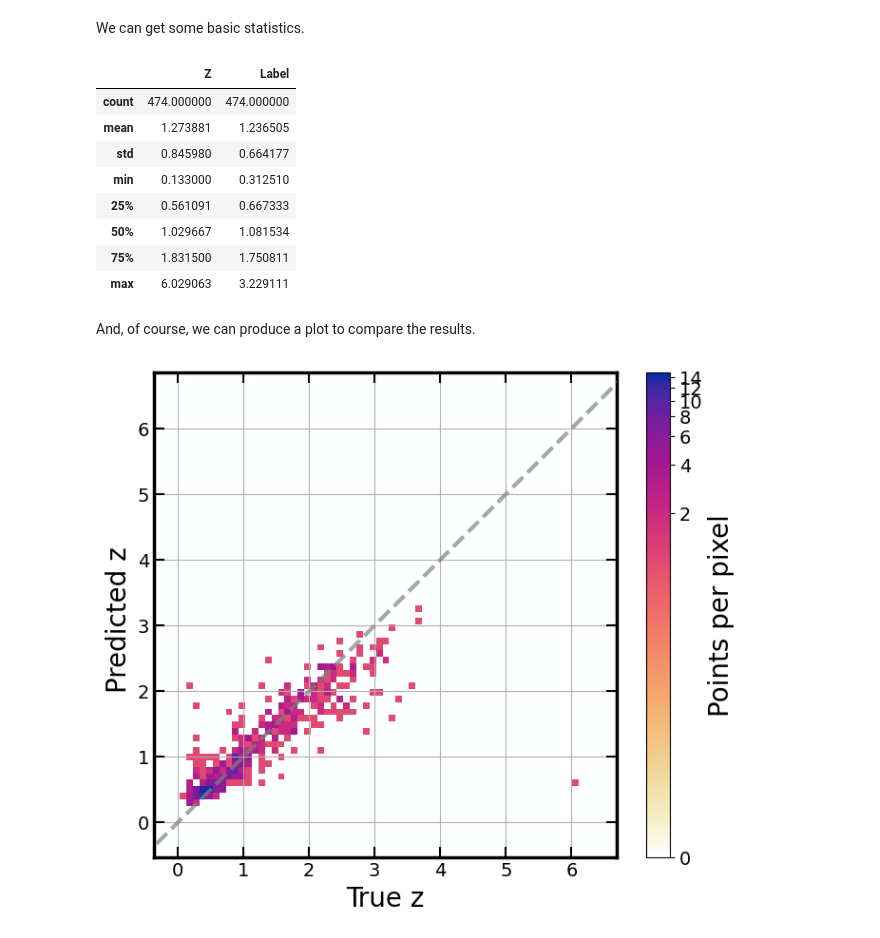
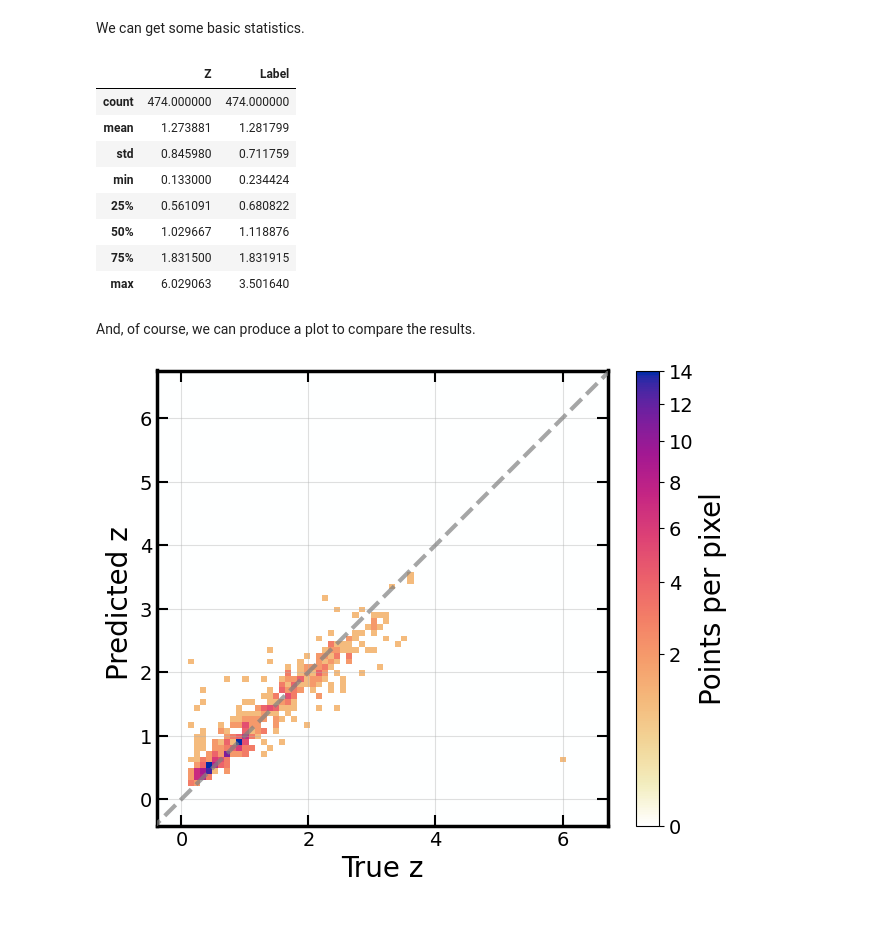
Before and after one commit to racarvajal/Intro_Notebooks_ML, a Jupyter notebook: Intro_notebooks_ML_original.ipynb, the cells around one changed output. Drawn from its saved outputs; the diff is of its cells as text; code cells hidden in the pictures.

```diff
--- a/Intro_notebooks_ML_original.ipynb
+++ b/Intro_notebooks_ML_original.ipynb
@@ -540,7 +590,7 @@ feat_red_umap = umap_.UMAP(n_neighbors=30, n_components=2, random_state=seed)
 # %% [markdown]
 #### Using PacMap
 # %%
-feat_red_pacmap = pacmap.PaCMAP(n_dims=2, n_neighbors=None, MN_ratio=0.5, FP_ratio=2.0)#, random_state=seed)
+feat_red_pacmap = pacmap.PaCMAP(n_components=2, n_neighbors=None, MN_ratio=0.5, FP_ratio=2.0, random_state=seed)
 # %% [markdown]
 #### Using Trimap
 # %%
@@ -598,7 +646,7 @@ We can compare the results from all six methods and colour the sources by their
 n_rows = 3
 n_cols = 2
 
-fig             = plt.figure(figsize=(5 * n_cols, 4 * n_rows), constrained_layout=True)
+fig             = plt.figure(figsize=(4 * n_cols, 3 * n_rows), constrained_layout=True)
 
 grid            = fig.add_gridspec(ncols=n_cols, nrows=n_rows, width_ratios=[1]*n_cols,\
                                    height_ratios=[1]*n_rows, hspace=0.1, wspace=0.1)
@@ -636,4 +684,5 @@ clb.ax.set_ylabel('Redshift', size=20)
 
 # fig.supxlabel('Dimension 1', fontsize=40)
 # fig.supylabel('Dimension 2', fontsize=40)
+plt.show()
 # %% [output]
@@ -777,6 +874,7 @@ pyr.models()
 # %% [markdown]
 Now, instead of looking at some text to understand what models are better for our regression problem and the structure of our data, we can ask PyCaret to, quickly, test many models and select the ones that behave the best for us.
 # %%
-top_model = pyr.compare_models(n_select=1, sort='z_met')
+top_model = pyr.compare_models(n_select=1,
+                               sort='z_met')
 # %% [output]
 |  | Model | MAE | MSE | RMSE | R2 | RMSLE | MAPE | delta z | TT (Sec) |
@@ -799,8 +908,10 @@ top_model = pyr.compare_models(n_select=1, sort='z_met')
 # %% [markdown]
 The best model, Extra Trees, is already selected. Now, we can train it with the training set.
 # %%
-tuned_model = pyr.tune_model(top_model, early_stopping='asha', optimize='z_met')# ,\
-#                                search_library='tune-sklearn', search_algorithm='random')
+tuned_model = pyr.tune_model(top_model,
+                             early_stopping=True,
+                             optimize='z_met',
+                             choose_better=True)
 # %% [output]
 |  | MAE | MSE | RMSE | R2 | RMSLE | MAPE | delta z |
 | Fold |  |  |  |  |  |  |  |
@@ -959,46 +1138,58 @@ unseen_predictions[['Z', 'Label']].describe()
 # %% [output]
 |  | Z | Label |
 | count | 474.000000 | 474.000000 |
-| mean | 1.273881 | 1.236505 |
-| std | 0.845980 | 0.664177 |
-| min | 0.133000 | 0.312510 |
-| 25% | 0.561091 | 0.667333 |
-| 50% | 1.029667 | 1.081534 |
-| 75% | 1.831500 | 1.750811 |
-| max | 6.029063 | 3.229111 |
+| mean | 1.273881 | 1.281799 |
+| std | 0.845980 | 0.711759 |
+| min | 0.133000 | 0.234424 |
+| 25% | 0.561091 | 0.680822 |
+| 50% | 1.029667 | 1.118876 |
+| 75% | 1.831500 | 1.831915 |
+| max | 6.029063 | 3.501640 |
 # %% [markdown]
 And, of course, we can produce a plot to compare the results.
 # %%
-fig             = plt.figure(figsize=(7,6))
+fig             = plt.figure(figsize=(7,5.5))
 ax1             = fig.add_subplot(111, projection='scatter_density')
 
-max_z = np.nanmax([np.nanmax(unseen_predictions.loc[:, 'Z']), np.nanmax(unseen_predictions.loc[:, 'Label'])])
+max_z = np.nanmax([np.nanmax(unseen_predictions.loc[:, 'Z']),
+                   np.nanmax(unseen_predictions.loc[:, 'Label'])])
 
-norm = ImageNormalize(vmin=0., vmax=15, stretch=LogStretch())
+try:
+    norm = ImageNormalize(vmin=0., stretch=PowerStretch(0.5))
+except:
+    pass
 
-dens_1 = ax1.scatter_density(unseen_predictions.loc[:, 'Z'].sample(frac=1, random_state=seed),\
-            unseen_predictions.loc[:, 'Label'].sample(frac=1, random_state=seed),\
-            cmap=plt.get_cmap('cet_CET_L17'), zorder=0, dpi=15, norm=norm, alpha=1)
-ax1.plot([-1, max_z*1.2], [-1, max_z*1.2], ls='--', marker=None, c='Gray', alpha=0.7, lw=3.0, zorder=20)
+dens_1 = ax1.scatter_density(unseen_predictions.loc[:, 'Z'].sample(frac=1,
+                                                                   random_state=seed),
+                             unseen_predictions.loc[:, 'Label'].sample(frac=1,
+                                                                       random_state=seed),
+                             cmap=plt.get_cmap('cet_CET_L17'),
+                             zorder=0,
+                             dpi=18,
+                             norm=norm,
+                             alpha=1)
+ax1.plot([-1, max_z*1.2], [-1, max_z*1.2], ls='--', marker=None, c='Gray',
+         alpha=0.7, lw=3.0, zorder=20)
 
 clb_b = plt.colorbar(dens_1)
 clb_b.ax.tick_params(labelsize=14)
 clb_b.outline.set_linewidth(2.5)
 # clb_b.ax.set_ylabel('Points per pixel', size=20)
 clb_b.set_label('Points per pixel', size=20)
 
 ax1.set_xlabel('True z', fontsize=20)
 ax1.set_ylabel('Predicted z ', fontsize=20)
 ax1.tick_params(which='both', top=True, right=True, direction='in')
 ax1.tick_params(axis='both', which='major', labelsize=14)
 ax1.tick_params(which='major', length=8, width=1.5)
 ax1.tick_params(which='minor', length=4, width=1.5)
 plt.setp(ax1.spines.values(), linewidth=2.5)
 plt.setp(ax1.spines.values(), linewidth=2.5)
 ax1.set_xlim(left=-0.3, right=max_z*1.1)
 ax1.set_ylim(bottom=-0.3, top=max_z*1.1)
-ax1.grid(zorder=0)
+ax1.grid(zorder=0, alpha=0.4)
 ax1.set_aspect('equal', 'datalim')
 fig.tight_layout()
+plt.show()
 # %% [output]
-[figure, old version]
+[figure, new version]
```
Also changed, not shown: parts of 31 cells of this notebook.
